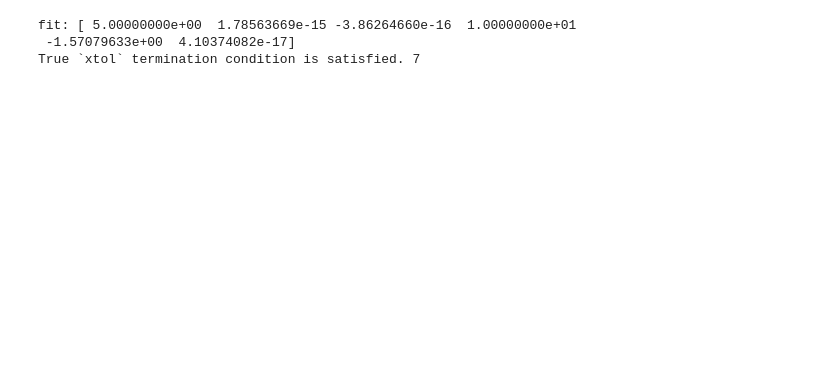
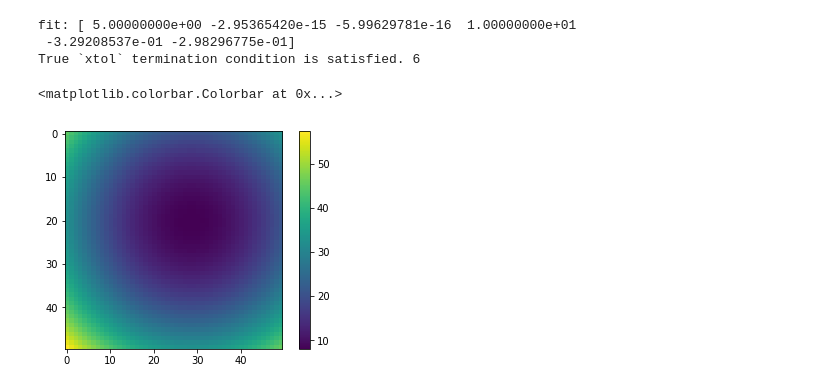
Before and after one commit to GreenBankObservatory/lassi-analysis, a Jupyter notebook: Andrews Parabolas.ipynb, the cells around one changed output. Saved outputs shown, nothing was run; the diff lists cells and outputs as text; code cells hidden in the pictures; blank space fills up the shorter version.

Commit message:
Finally finshed notebooks on fitting rotated parabolas

```diff
--- a/Andrews Parabolas.ipynb
+++ b/Andrews Parabolas.ipynb
@@ -45,8 +45,8 @@ f = 5.0
 v1x = 0.0
 v1y = 0.0
 v2 = 10.0
-xRot = np.pi/2
-yRot = 0.1
+xRot = np.pi/10
+yRot = np.pi/10
 
 zs2d = (1 / (4.*f))*(xs2d  - v1x)**2 +  (1 / (4.*f))*(ys2d - v1y)**2 + v2
 xdata, ydata, zdata = rotateXY(xs2d, ys2d, zs2d, xRot, yRot)
@@ -71,6 +71,25 @@ r = least_squares(errfun, coeffs, args=(xdata.flatten(), ydata.flatten(), zdata.
 print "fit:", r.x
 print r.success, r.message, r.nfev
 # %% [output]
-fit: [ 5.00000000e+00  1.78563669e-15 -3.86264660e-16  1.00000000e+01
- -1.57079633e+00  4.10374082e-17]
-True `xtol` termination condition is satisfied. 7
+fit: [ 5.00000000e+00 -2.95365420e-15 -5.99629781e-16  1.00000000e+01
+ -3.29208537e-01 -2.98296775e-01]
+True `xtol` termination condition is satisfied. 6
+# %%
+def simData(xs2d, ys2d, f, v1x, v1y, v2, xRot, yRot):
+
+    zs2d = (1 / (4.*f))*(xs2d  - v1x)**2 +  (1 / (4.*f))*(ys2d - v1y)**2 + v2
+    xdata, ydata, zdata = rotateXY(xs2d, ys2d, zs2d, xRot, yRot)
+    return xdata, ydata, zdata
+# %%
+fFit, v1xFit, v1yFit, v2Fit, xRotFit, yRotFit = r.x
+xfit, yfit, zfit = simData(xs2d, ys2d, fFit, v1xFit, v1yFit, v2Fit, -xRotFit, -yRotFit)
+#zfit = (1 / (4.*fFit))*(xdata  - v1xFit)**2 +  (1 / (4.*f))*(ydata - v1yFit)**2 + v2Fit
+#xr3, yr3, zfit = rotateXY(xdata, ydata, zfit, -xRotFit, -yRotFit)
+# %%
+f = plt.figure()
+ax = f.gca()
+cax = ax.imshow(zfit)
+f.colorbar(cax)
+# %% [output]
+<matplotlib.colorbar.Colorbar at 0x...>
+[figure, added]
```
Also changed, not shown: parts of 5 cells of this notebook, 2 other files.
